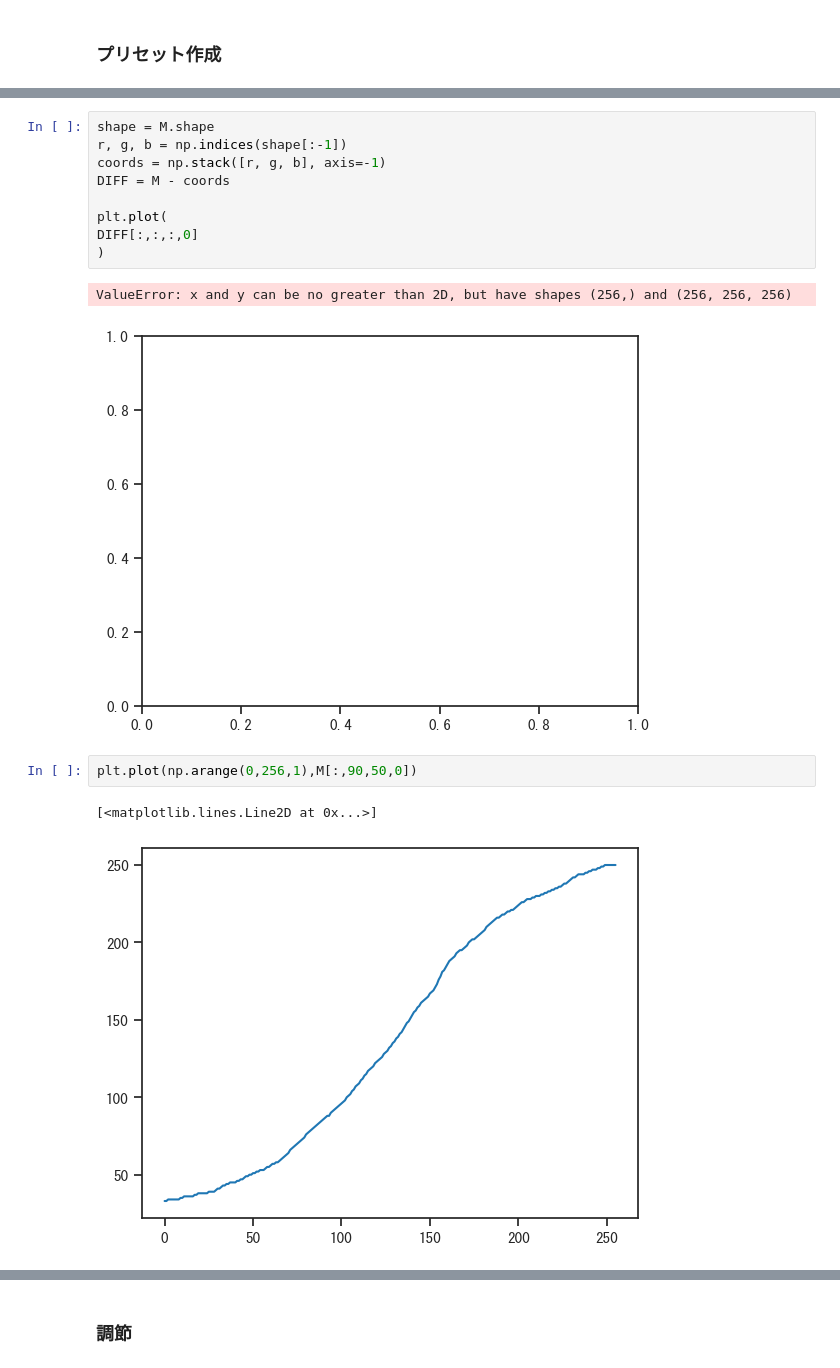
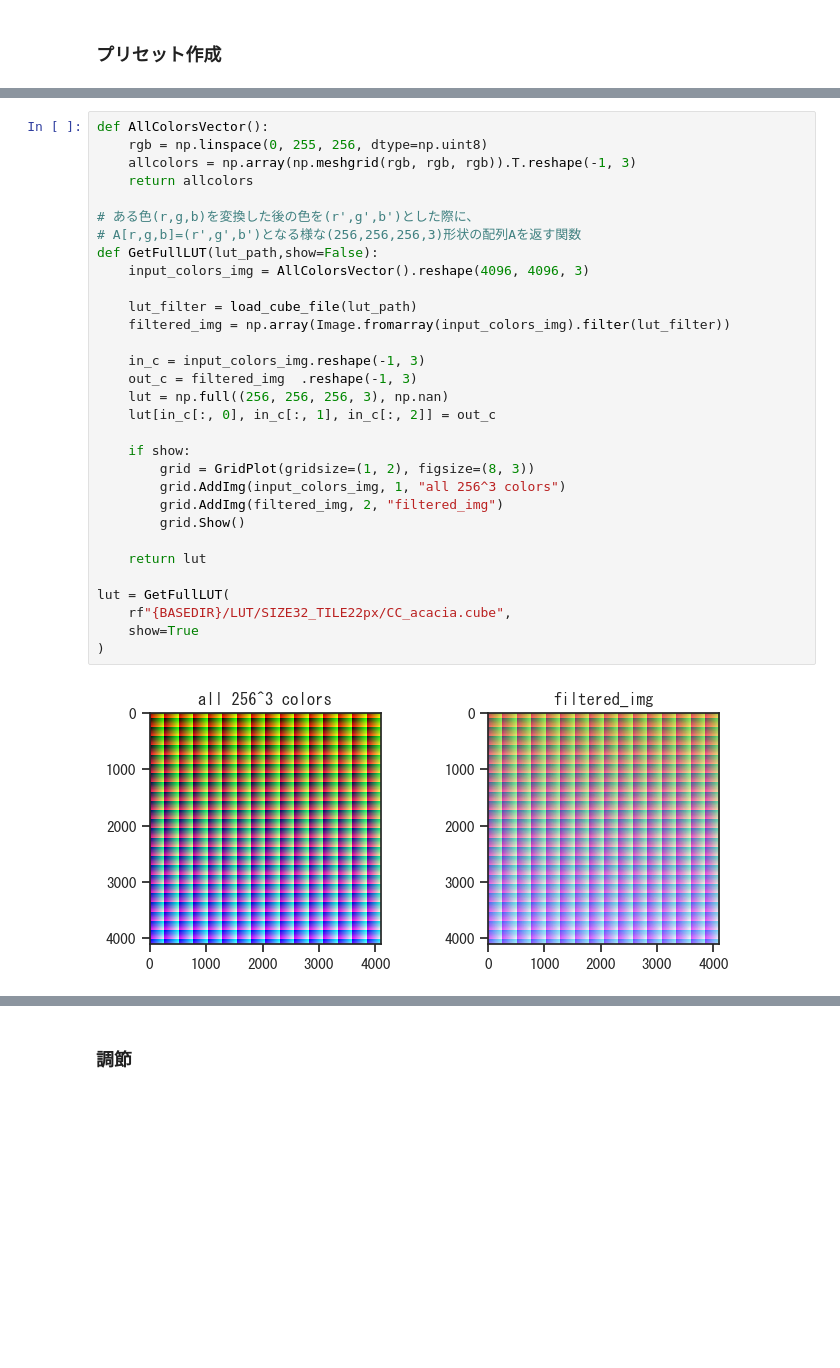
Before and after one commit to babnomiyako/LUT-estimator, a Jupyter notebook: source/main.ipynb, the cells around one changed output, grey strips where cells are left out. Cells and saved outputs as stored; diff of their text form; blank space fills up the shorter version.

```diff
--- a/source/main.ipynb
+++ b/source/main.ipynb
@@ -427,17 +410,33 @@ g.Show()
-# %%
-shape = M.shape
-r, g, b = np.indices(shape[:-1])
-coords = np.stack([r, g, b], axis=-1)
-DIFF = M - coords
-
-plt.plot(
-DIFF[:,:,:,0]
-)
-# %% [output]
-ValueError: x and y can be no greater than 2D, but have shapes (256,) and (256, 256, 256)
-[figure, removed]
-# %%
-plt.plot(np.arange(0,256,1),M[:,90,50,0])
-# %% [output]
-[<matplotlib.lines.Line2D at 0x...>]
-[figure, removed]
+# %%
+def AllColorsVector():
+    rgb = np.linspace(0, 255, 256, dtype=np.uint8)
+    allcolors = np.array(np.meshgrid(rgb, rgb, rgb)).T.reshape(-1, 3)
+    return allcolors
+
+# ある色(r,g,b)を変換した後の色を(r',g',b')とした際に、
+# A[r,g,b]=(r',g',b')となる様な(256,256,256,3)形状の配列Aを返す関数
+def GetFullLUT(lut_path,show=False):
+    input_colors_img = AllColorsVector().reshape(4096, 4096, 3)
+
+    lut_filter = load_cube_file(lut_path)
+    filtered_img = np.array(Image.fromarray(input_colors_img).filter(lut_filter))
+
+    in_c = input_colors_img.reshape(-1, 3)
+    out_c = filtered_img  .reshape(-1, 3)
+    lut = np.full((256, 256, 256, 3), np.nan)
+    lut[in_c[:, 0], in_c[:, 1], in_c[:, 2]] = out_c
+
+    if show:
+        grid = GridPlot(gridsize=(1, 2), figsize=(8, 3))
+        grid.AddImg(input_colors_img, 1, "all 256^3 colors")
+        grid.AddImg(filtered_img, 2, "filtered_img")
+        grid.Show()
+
+    return lut
+
+lut = GetFullLUT(
+    rf"{BASEDIR}/LUT/SIZE32_TILE22px/CC_acacia.cube",
+    show=True
+)
+# %% [output]
+[figure, added]
```
Also changed, not shown: parts of 24 cells of this notebook, 2 other files.
